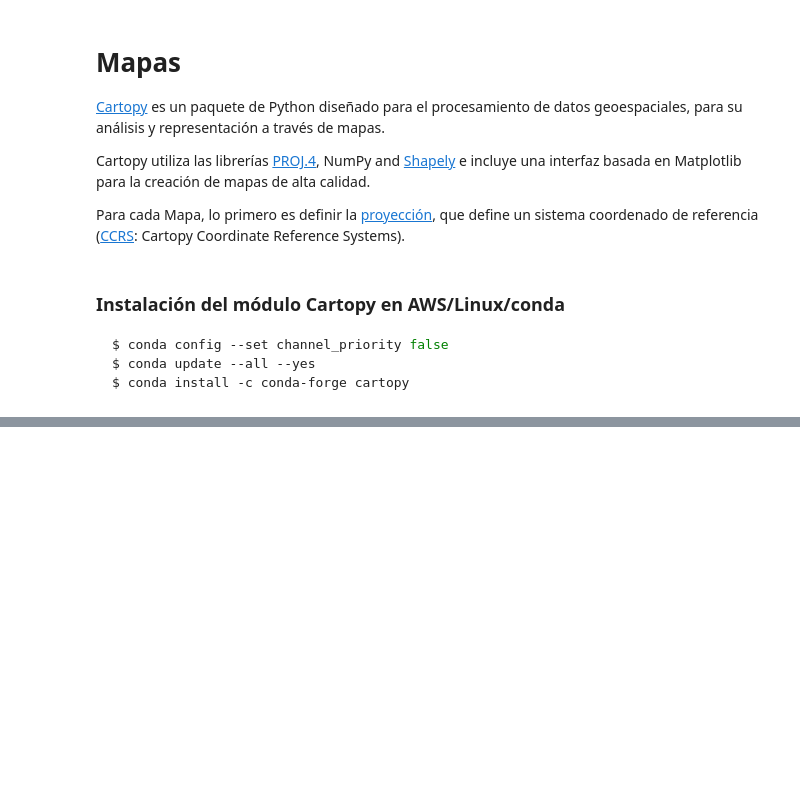
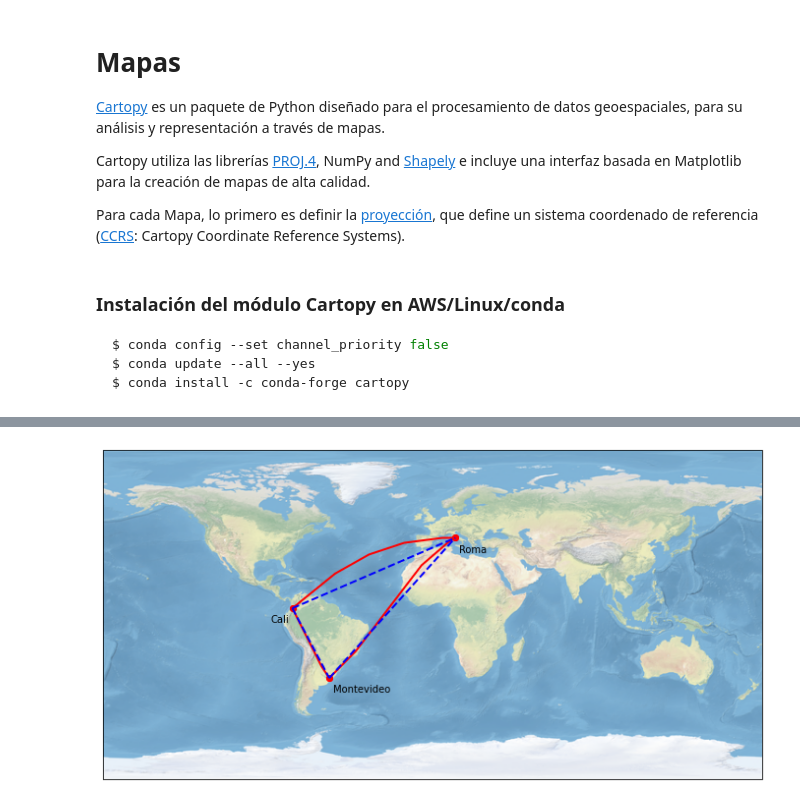
Before and after one commit to JuanPDuateC/Notebooks, a Jupyter notebook: 05_Mapas.ipynb, the cells around one changed output, grey strips where cells are left out. Drawn from its saved outputs; the diff is of its cells as text; code cells hidden in the pictures; blank space fills up the shorter version.

```diff
--- a/05_Mapas.ipynb
+++ b/05_Mapas.ipynb
@@ -68,31 +106,58 @@ plt.close()
 # %%
 # Crea una nueva figura, definiendo un tamaño diferente al default: [6.4, 4.8]
 plt.figure(figsize = [12, 9])
 ax = plt.axes(projection = ccrs.PlateCarree())
 ax.stock_img()
 
 cali_lon, cali_lat = -76.59, 3.39
 roma_lon, roma_lat = 12.39, 41.90
+montevideo_lon, montevideo_lat= -56.41, -34.82
 
 plt.plot([cali_lon, roma_lon], [cali_lat, roma_lat],
          color = 'red', linewidth = 2, marker = 'o',
          transform = ccrs.Geodetic(),
          )
 
+plt.plot([cali_lon, montevideo_lon], [cali_lat, montevideo_lat],
+         color = 'red', linewidth = 2, marker = 'o',
+         transform = ccrs.Geodetic(),
+         )
+
+plt.plot([montevideo_lon, roma_lon], [montevideo_lat, roma_lat],
+         color = 'red', linewidth = 2, marker = 'o',
+         transform = ccrs.Geodetic(),
+         )
+
 plt.plot([cali_lon, roma_lon], [cali_lat, roma_lat],
+         color = 'blue', linewidth = 2, linestyle = '--',
+         transform = ccrs.PlateCarree(),
+         )
+
+plt.plot([cali_lon, montevideo_lon], [cali_lat, montevideo_lat],
+         color = 'blue', linewidth = 2, linestyle = '--',
+         transform = ccrs.PlateCarree(),
+         )
+
+plt.plot([montevideo_lon, roma_lon], [montevideo_lat, roma_lat],
          color = 'blue', linewidth = 2, linestyle = '--',
          transform = ccrs.PlateCarree(),
          )
 
 plt.text(cali_lon - 2, cali_lat - 8, 'Cali',
          horizontalalignment = 'right',
          transform = ccrs.Geodetic())
 
 plt.text(roma_lon + 2, roma_lat - 8, 'Roma',
          horizontalalignment = 'left',
          transform = ccrs.Geodetic())
 
+plt.text(montevideo_lon + 2, montevideo_lat - 8, 'Montevideo',
+         horizontalalignment = 'left',
+         transform = ccrs.Geodetic())
+
 plt.show()
+# %% [output]
+[figure, added]
 # %%
 plt.figure(figsize = (10, 8))
 ax = plt.axes(projection = ccrs.AlbersEqualArea(-75, 7.5))
```
Also changed, not shown: parts of 11 cells of this notebook.
